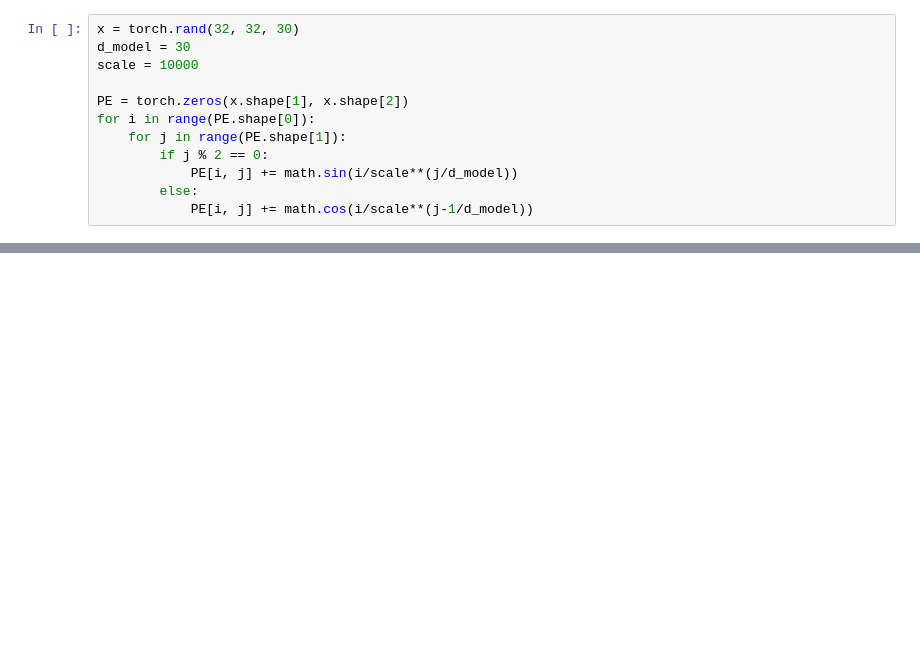
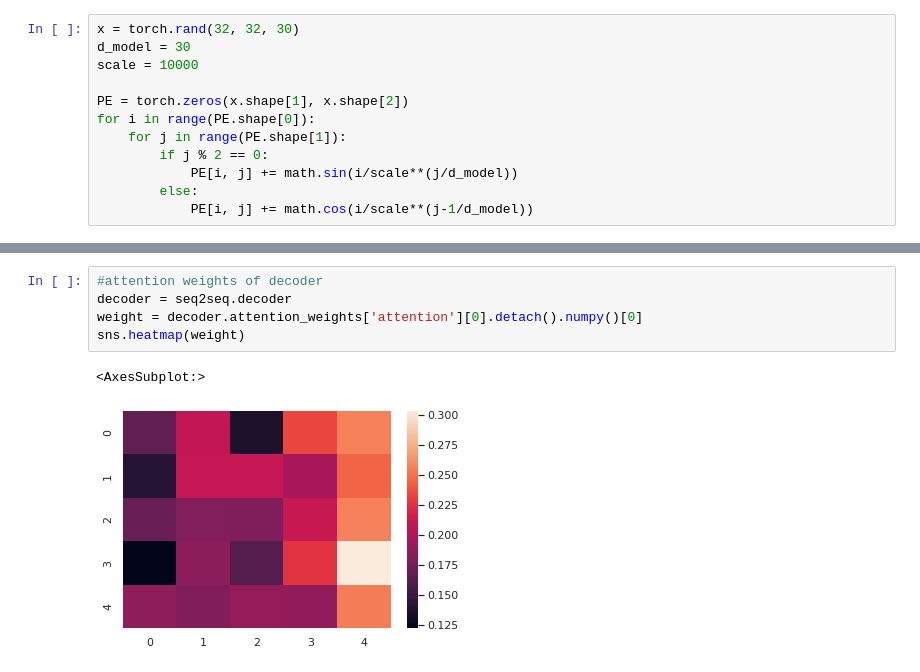
Before and after one commit to baochi0212/deep-learning, a Jupyter notebook: NLP/implement/temp/src/visualize.ipynb, the cells around one changed output, grey strips where cells are left out. Drawn from its saved outputs; the diff is of its cells as text; blank space fills up the shorter version.

```diff
--- a/NLP/implement/temp/src/visualize.ipynb
+++ b/NLP/implement/temp/src/visualize.ipynb
@@ -32,0 +90,8 @@ plt.show()
+# %%
+#attention weights of decoder
+decoder = seq2seq.decoder
+weight = decoder.attention_weights['attention'][0].detach().numpy()[0]
+sns.heatmap(weight)
+# %% [output]
+<AxesSubplot:>
+[figure, added]
```
Also changed, not shown: parts of 11 cells of this notebook, 6 other files.
